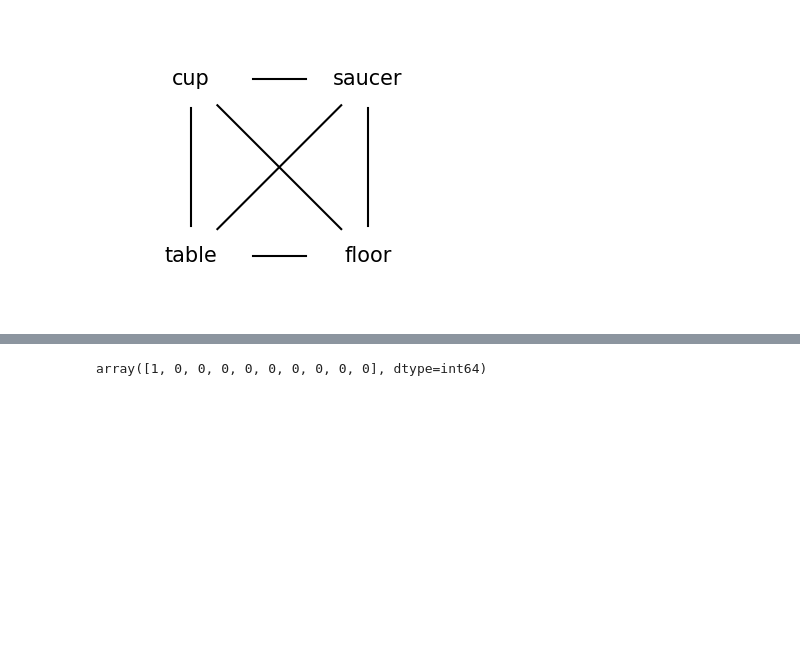
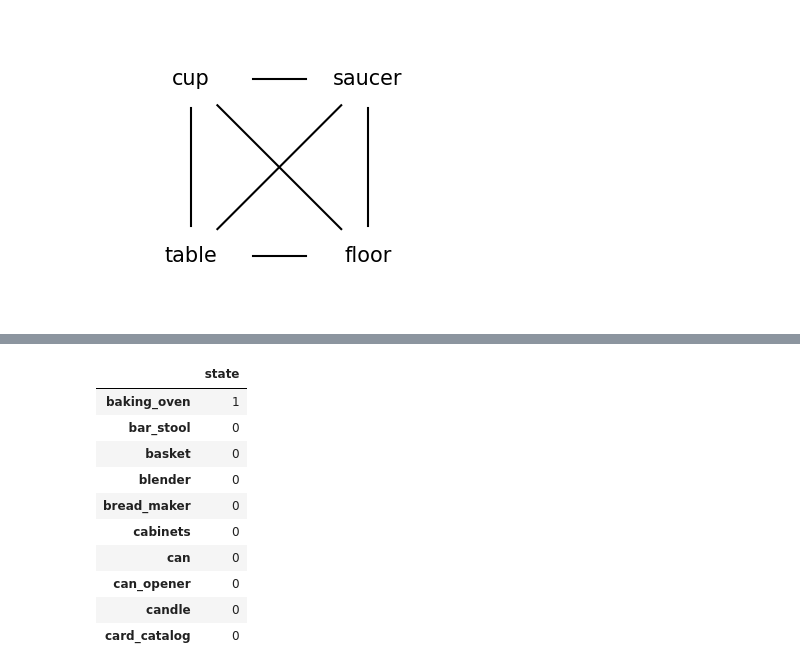
Before and after one commit to kjemery/vrrl, a Jupyter notebook: mrf/mrf_approximate_inference.ipynb, the cells around one changed output, grey strips where cells are left out. Cells and saved outputs as stored; diff of their text form; code cells hidden in the pictures; blank space fills up the shorter version.

Commit message:
update to approx inference algo

```diff
--- a/mrf/mrf_approximate_inference.ipynb
+++ b/mrf/mrf_approximate_inference.ipynb
@@ -189,8 +187,18 @@ for e in G.edges():
 # %%
 # mrf exact inference with package
 nodes = full_objects.copy()
-temp = mrf_exact_infer(nodes)
+evidence = {'baking_oven': 1}
+
+mrf_exact_infer(nodes,evidence)
+# %% [output]
+|  | state |
+| baking_oven | 1 |
+| bar_stool | 0 |
+| basket | 0 |
+| blender | 0 |
+| bread_maker | 0 |
+| cabinets | 0 |
+| can | 0 |
+| can_opener | 0 |
+| candle | 0 |
+| card_catalog | 0 |
-# %%
-np.asarray(temp.T)[0]
-# %% [output]
-array([1, 0, 0, 0, 0, 0, 0, 0, 0, 0], dtype=int64)
```
Also changed, not shown: parts of 20 cells of this notebook.
